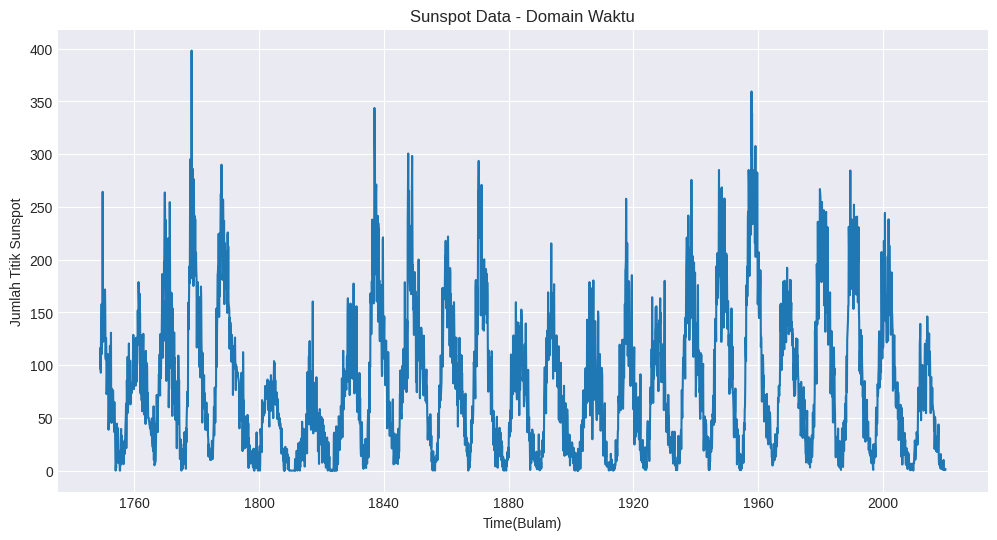
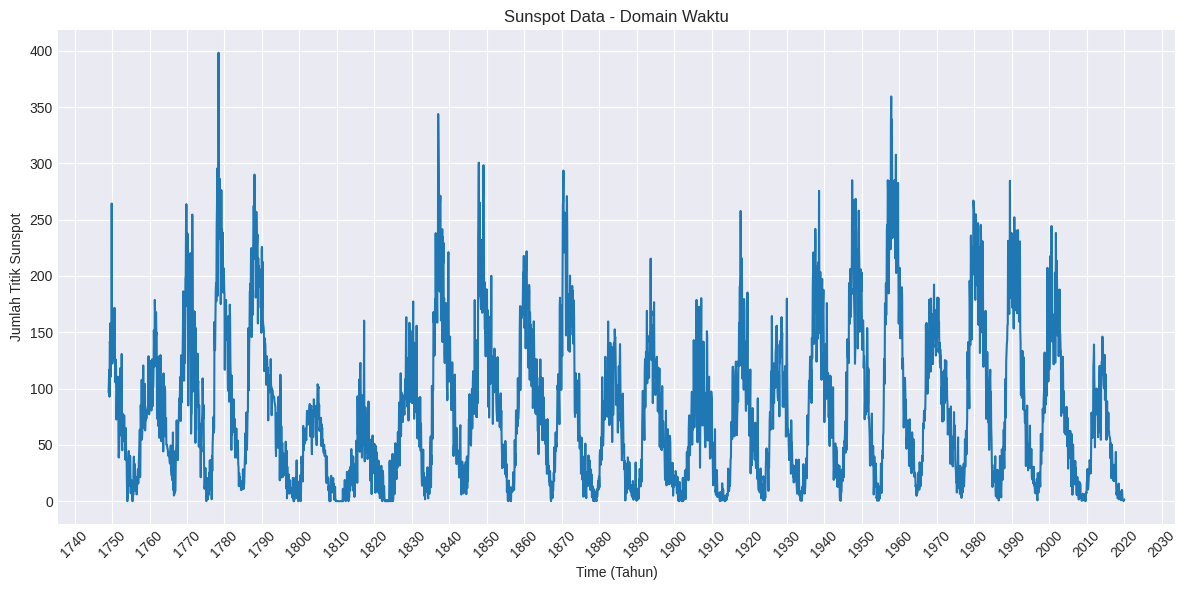
Code edit (unified diff) that turned the first committed figure into the second:
--- before
+++ after
@@ -2,4 +2,6 @@
 import numpy as np
 import matplotlib.pyplot as plt
+import matplotlib.ticker as ticker
+import matplotlib.dates as mdates
 import pandas as pd
 
@@ -13,9 +15,26 @@
 time = pd.to_datetime(df["Date"]) # 2. Ekstrak array waktu (t) dan array sinyal (y)
 y = df["Monthly Mean Total Sunspot Number"].values
-plt.plot(time, y) # 3. Plot Jumlah Bintik Matahari vs. Waktu
-plt.title("Sunspot Data - Domain Waktu") # 4. Sertakan label, satuan, dan judul yang sesuai.
-plt.xlabel("Time(Bulam)")
-plt.ylabel("Jumlah Titik Sunspot")
+fig, ax = plt.subplots()
+
+ax.plot(time, y)
+
+# Judul dan label
+ax.set_title("Sunspot Data - Domain Waktu")
+ax.set_xlabel("Time (Tahun)")
+ax.set_ylabel("Jumlah Titik Sunspot")
+
+# Mengatur label tahun agar sesuai posisi datetime
+ax.xaxis.set_major_locator(mdates.YearLocator(10))
+# label tiap 10 tahun
+
+ax.xaxis.set_major_formatter(mdates.DateFormatter('%Y'))
+
+# Rotasi label tahun
+plt.xticks(rotation=45)
+
+# Grid dan layout
 plt.grid(True)
+plt.tight_layout()
+
 plt.show()
 
@@ -23,9 +42,26 @@
 Mean = np.mean(y) # 1. Hitung rata-rata susunan bintik matahari.
 y_centered = y - Mean   # 2. Buat array baru untuk y yang dipusatkan
-plt.plot(time, y_centered) # 3. Plot data terpusat untuk memverifikasi bahwa data tersebut berosilasi di sekitar nol.
-plt.title("Sunspot Data - Centered")
-plt.xlabel("Time(Bulan)")
-plt.ylabel("Jumlah Titik Sunspot")
+# 3. Plot data terpusat untuk memverifikasi bahwa data tersebut berosilasi di sekitar nol.
+fig, ax = plt.subplots()
+
+ax.plot(time, y_centered)
+
+# Judul dan label
+ax.set_title("Sunspot Data - Centered")
+ax.set_xlabel("Time (Tahun)")
+ax.set_ylabel("Jumlah Titik Sunspot")
+# Mengatur label tahun agar sesuai posisi datetime
+ax.xaxis.set_major_locator(mdates.YearLocator(10))
+# label tiap 10 tahun
+
+ax.xaxis.set_major_formatter(mdates.DateFormatter('%Y'))
+
+# Rotasi label tahun
+plt.xticks(rotation=45)
+
+# Grid dan layout
 plt.grid(True)
+plt.tight_layout()
+
 plt.show()
 

Commit: Dibuat menggunakan Colab